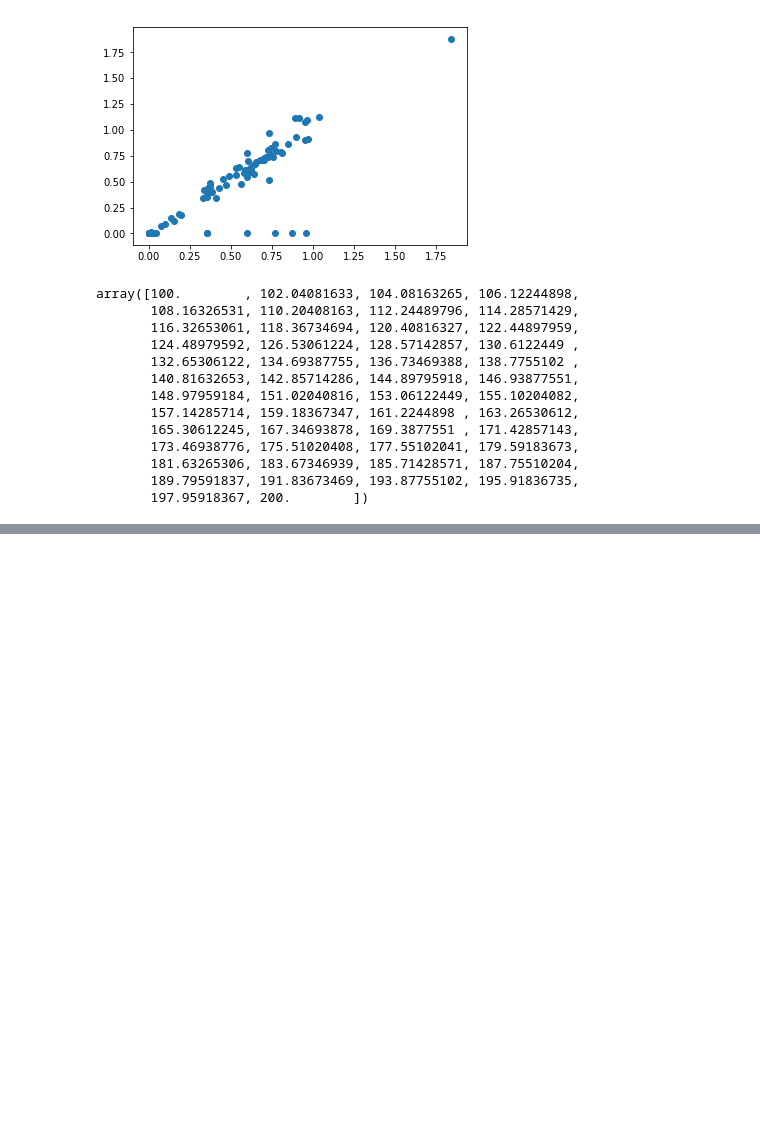
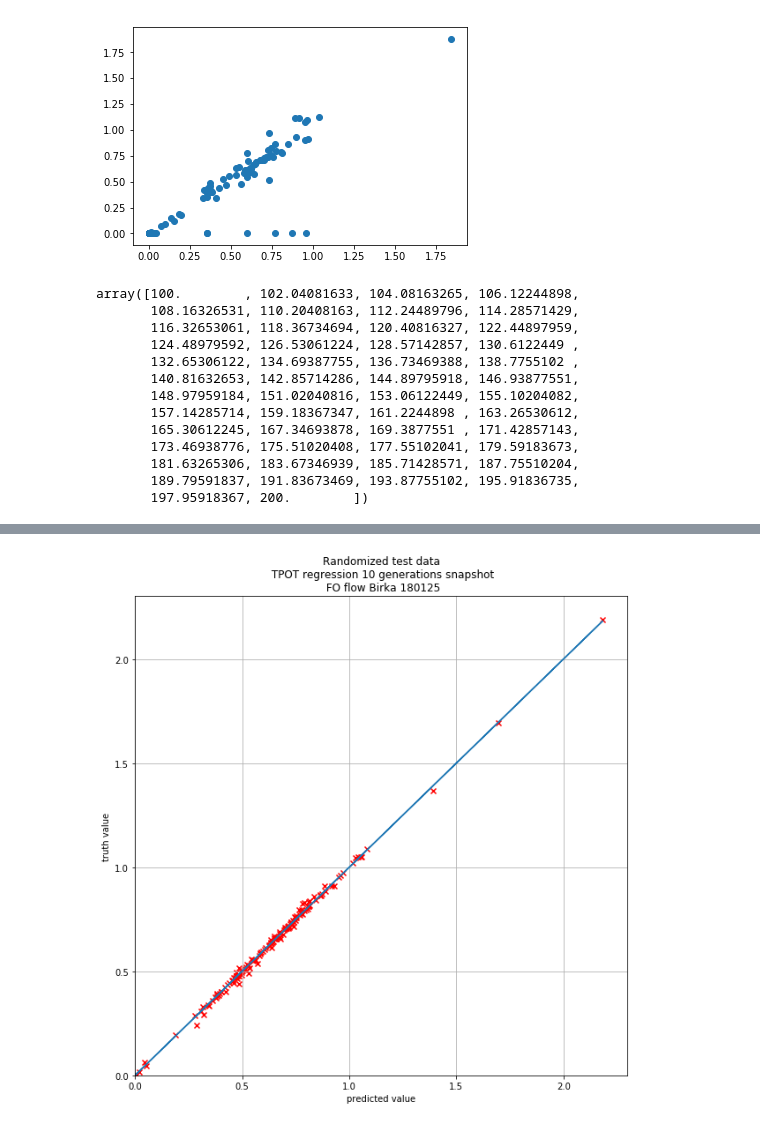
Before and after one commit to frahlg/ML-FO_Flow, a Jupyter notebook: grafer_pres.ipynb, the cells around one changed output, grey strips where cells are left out. Saved outputs shown, nothing was run; the diff lists cells and outputs as text; code cells hidden in the pictures; blank space fills up the shorter version.

```diff
--- a/grafer_pres.ipynb
+++ b/grafer_pres.ipynb
@@ -256,0 +359,27 @@ tpot.fit(X_train, y_train.reshape(-1,))
+# %%
+
+n1 = 500
+sample_n = 200
+x = linspace(n1+1,n1+sample_n,sample_n)
+
+fig, ax = plt.subplots()
+
+fig.set_size_inches(10, 10)
+
+plt.scatter(tpot.predict(X_test)[n1:n1+sample_n],y_test[n1:n1+sample_n],color='r',marker='x')
+plt.plot(tpot.predict(X_test)[n1:n1+sample_n],tpot.predict(X_test)[n1:n1+sample_n])
+
+#plt.scatter(n1,n1+sample_n)
+
+ax.set(xlabel='predicted value', ylabel='truth value',
+       title='Randomized test data\n TPOT regression 10 generations snapshot\n FO flow Birka 180125')
+ax.grid()
+
+#plt.legend()
+plt.xlim(0)
+plt.ylim(0)
+
+fig.savefig("tpot_eng13_scatter_rpm_exh_t_frp_pred_10gen.png",dpi=300)
+plt.show()
+# %% [output]
+[figure, added]
```
Also changed, not shown: parts of 18 cells of this notebook, 7 other files.
